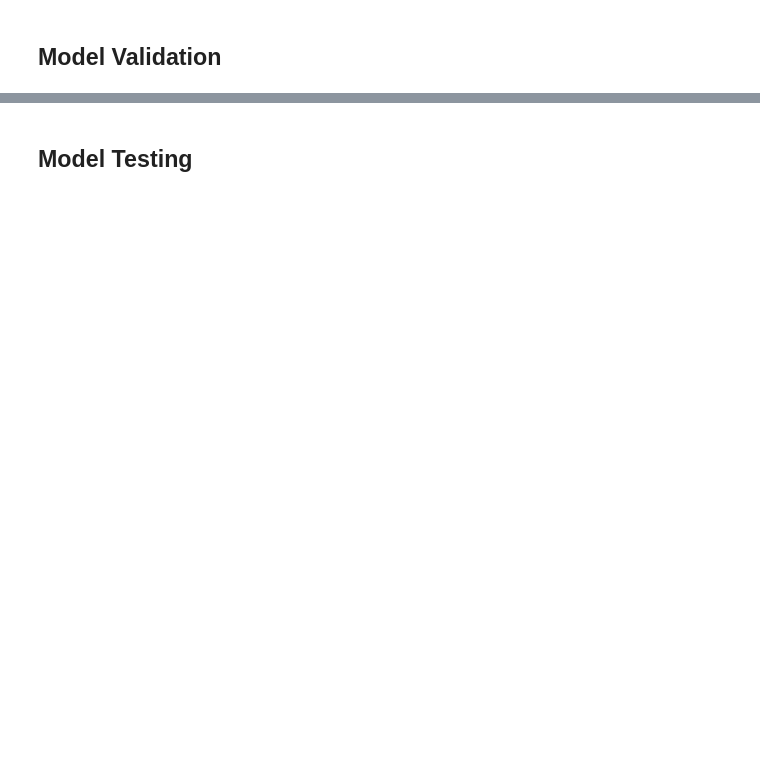
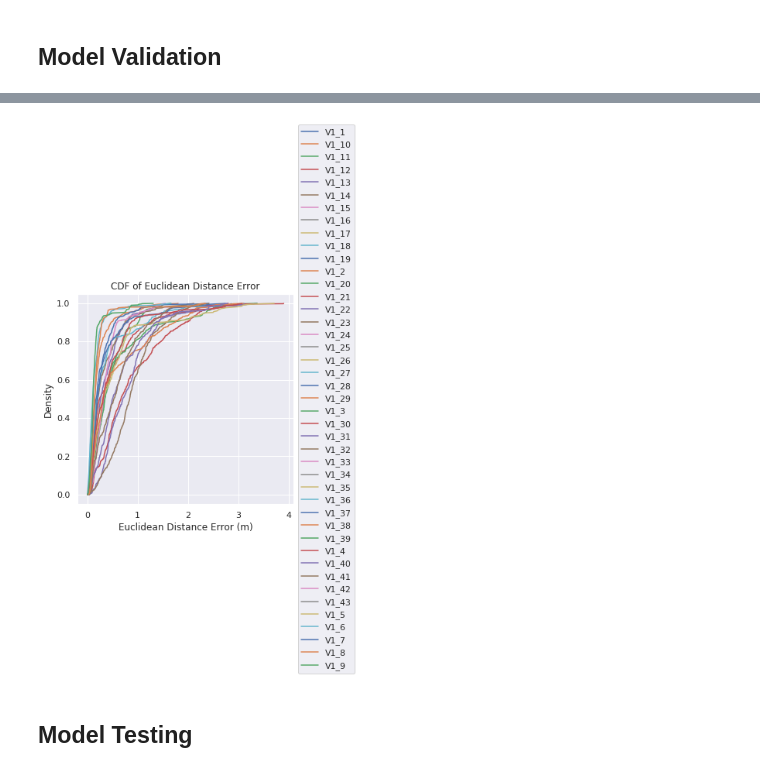
Before and after one commit to ChinHuan/blelocalization, a Jupyter notebook: Working Directory 2/MLP_CombineData.ipynb, the cells around one changed output, grey strips where cells are left out. Saved outputs shown, nothing was run; the diff lists cells and outputs as text; code cells hidden in the pictures; blank space fills up the shorter version.

```diff
--- a/Working Directory 2/MLP_CombineData.ipynb
+++ b/Working Directory 2/MLP_CombineData.ipynb
@@ -201,6 +204,27 @@ def average_distance_error(preds, y_test, scaled=False):
         preds = inv_scale(preds)
         y_test = inv_scale(y_test)
     return np.mean(np.sqrt(np.sum(np.square(preds - y_test), axis=1)))
+# %%
+def cdf(preds, y_test, test_data=False):
+    cpin = test_pin if test_data else pin
+    plt.figure(figsize=(5, 5))
+    for loc in cpin.keys():
+        x_selector = np.isclose(y_test[:, 0], cpin[loc]['X'], atol=0.01)
+        y_selector = np.isclose(y_test[:, 1], cpin[loc]['Y'], atol=0.01)
+        selector = np.logical_and(x_selector, y_selector)
+        selector = selector.reshape(-1)
+        Z = np.sqrt(np.sum(np.square(preds[selector] - y_test[selector]), axis=1))
+        N = Z.size
+
+        X = np.sort(Z)
+        F = np.array(range(N)) / float(N)
+
+        plt.plot(X, F, label=loc)
+    plt.title('CDF of Euclidean Distance Error')
+    plt.xlabel('Euclidean Distance Error (m)')
+    plt.ylabel('Density')
+    plt.legend(loc='center left', bbox_to_anchor=(1, 0.5))
+    plt.show()
 # %%
 validation_scores = model.evaluate(X_validation, y_validation, verbose=2)
 print("Validation loss:", validation_scores[0])
@@ -234,3 +258,7 @@ Average distance error: 0.7238939045012075
+# %%
+cdf(preds, y_validation)
+# %% [output]
+[figure, added]
 # %% [markdown]
 ## Model Testing
 # %%
```
Also changed, not shown: parts of 9 cells of this notebook, 4 other files.
